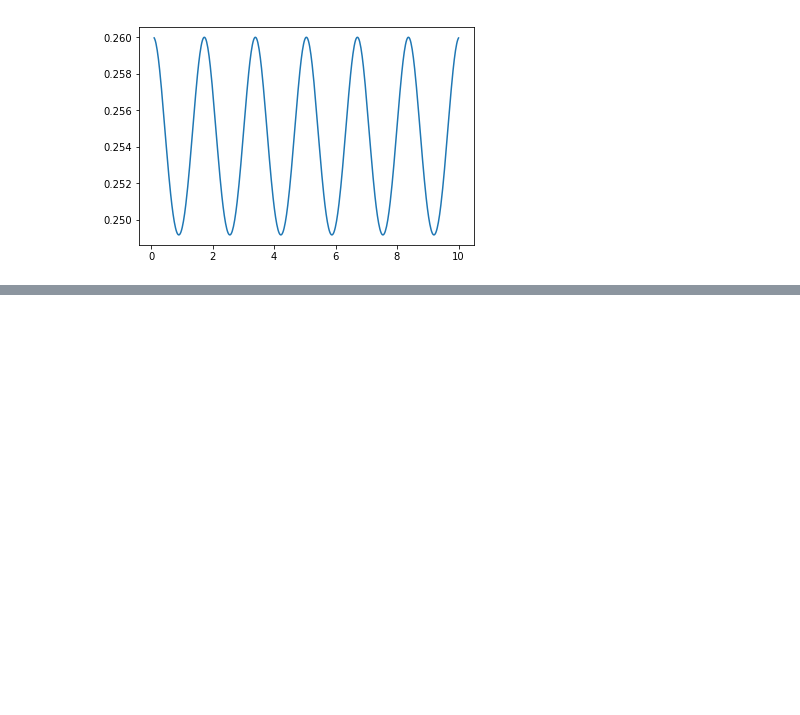
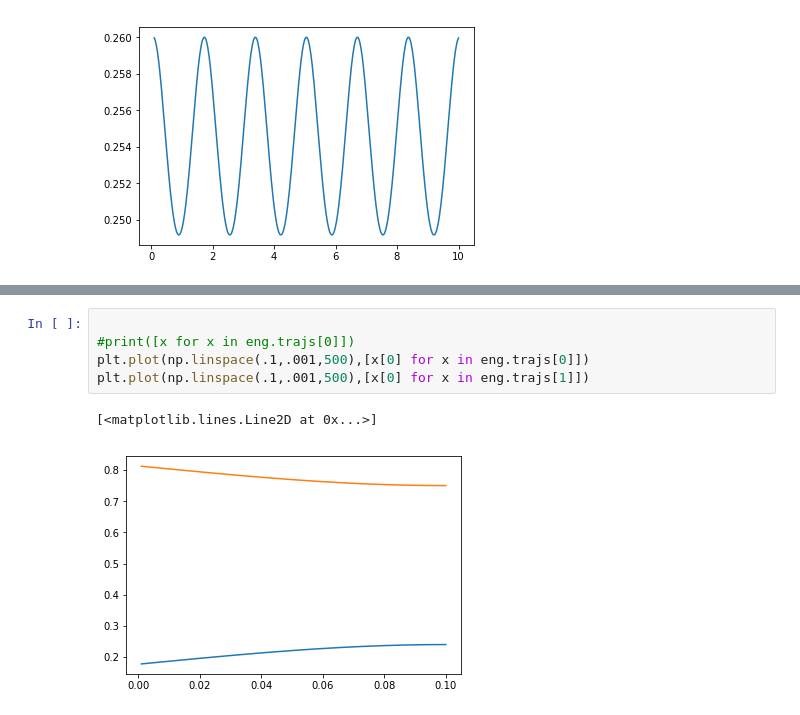
Before and after one commit to simonbatzner/electron-density, a Jupyter notebook: PythonMDEngine.ipynb, the cells around one changed output, grey strips where cells are left out. Saved outputs shown, nothing was run; the diff lists cells and outputs as text; blank space fills up the shorter version.

```diff
--- a/PythonMDEngine.ipynb
+++ b/PythonMDEngine.ipynb
@@ -424,0 +530,8 @@ new position: [1.  0.  0.5]
+# %%
+
+#print([x for x in eng.trajs[0]])
+plt.plot(np.linspace(.1,.001,500),[x[0] for x in eng.trajs[0]])
+plt.plot(np.linspace(.1,.001,500),[x[0] for x in eng.trajs[1]])
+# %% [output]
+[<matplotlib.lines.Line2D at 0x...>]
+[figure, added]
```
Also changed, not shown: parts of 8 cells of this notebook.
